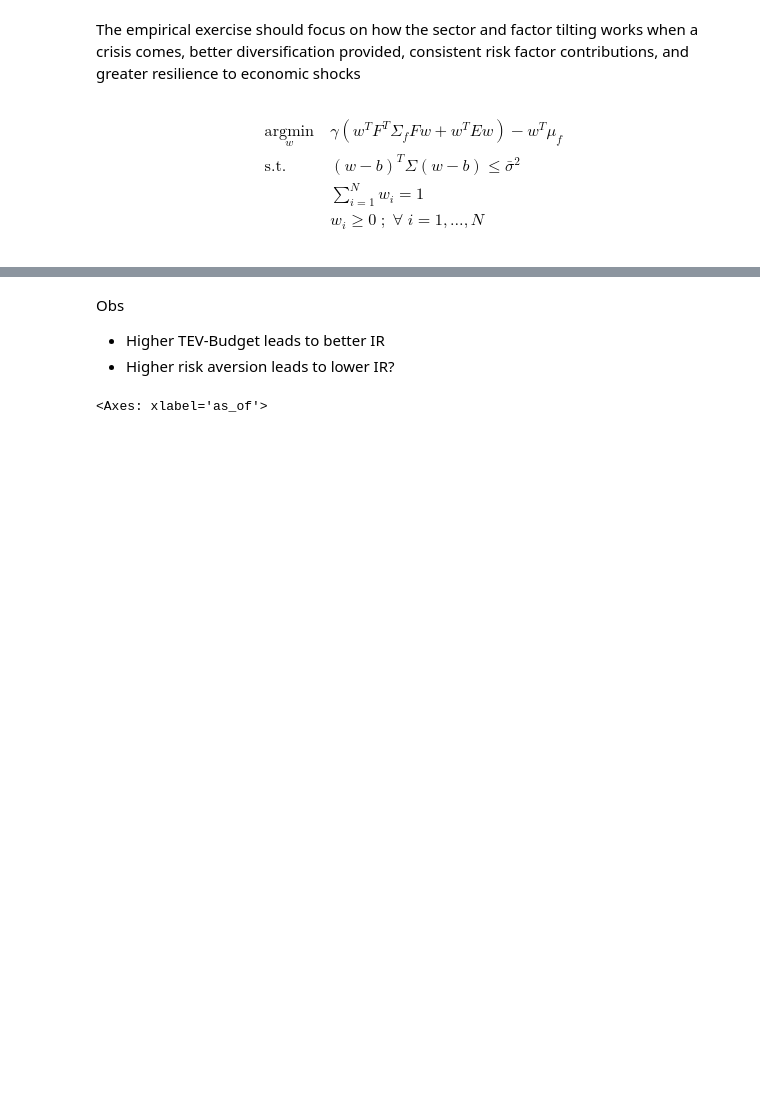
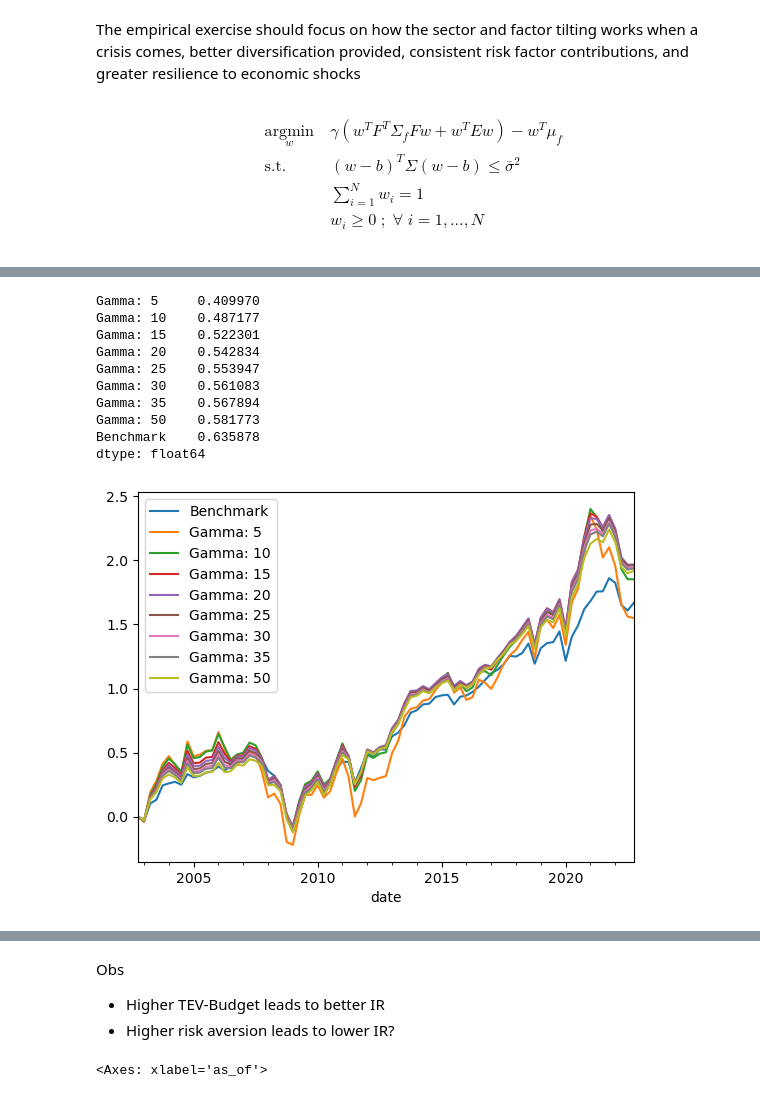
Before and after one commit to fcoibanez/regimeaware, a Jupyter notebook: notebooks/empirical.ipynb, the cells around one changed output, grey strips where cells are left out. Cells and saved outputs as stored; diff of their text form; code cells hidden in the pictures; blank space fills up the shorter version.

```diff
--- a/notebooks/empirical.ipynb
+++ b/notebooks/empirical.ipynb
@@ -139,0 +125,2 @@ dtype: float64
+# %%
+rt.add(1).groupby(pd.Grouper(freq='Q')).prod().sub(1).replace(0, np.nan)
@@ -139,0 +142,59 @@ dtype: float64
+# %%
+collect_w = {}
+test_g = [5, 10, 15, 20, 25, 30, 35, 50]
+for g, dt in product(test_g, rebalance_dts):
+    # Data handling
+    sec_ids = ref_wts.xs(dt).index # This has to be changes to a cached 'is_tradable' flag
+    mu_f = factor_means.xs(dt)[cfg.factor_set].values.reshape(-1, 1)
+    mu_f_const = np.concatenate([np.array([[1]]), mu_f], axis=0)  # Adding back the constant
+    Sigma_f = factor_covars.xs(dt).loc[cfg.factor_set, cfg.factor_set].values
+    F = utils.unpack_betas(factor_loadings.xs(dt)).reindex(sec_ids).values.T
+    E = np.diag(factor_variance.xs(dt).reindex(sec_ids))
+    b = mktcap.xs(dt).reindex(sec_ids).values.reshape(-1, 1)
+    b = np.divide(b, b.sum())
+
+    # Optimization problem
+    gamma = cp.Parameter(nonneg=True)
+
+    m, n = F.shape
+    w = cp.Variable((n, 1))
+    f = cp.Variable((m, 1))
+
+    Sigma_f_const = np.zeros((m, m))
+    Sigma_f_const[1:, 1:] = Sigma_f
+
+    tracking_error = cp.quad_form(F @ (w - b), Sigma_f_const) + cp.sum_squares(np.sqrt(E) @ (w - b))
+    # port_risk = cp.quad_form(f, Sigma_f_const) + cp.sum_squares(np.sqrt(E) @ w)  # TODO: test with quadform
+    port_return = mu_f_const.T @ F @ (w - b)
+
+    constraints = [
+        cp.sum(w) == 1,
+        # f == F @ w,
+        w >= 0
+    ]
+
+    gamma.value = g
+
+    prob = cp.Problem(cp.Maximize(port_return - gamma * tracking_error), constraints)
+    prob.solve(verbose=False, solver=cp.CLARABEL)
+    collect_w[(g, dt)] = pd.Series(w.value.flatten(), index=sec_ids)
+
+wts = pd.DataFrame.from_dict(collect_w, orient='index').fillna(0)
+wts.index.names = ['gamma', 'date']
+
+collect_bt = {}
+for g in test_g:
+    wt = wts.xs(g)
+    collect_bt[g] = wt.shift(1).mul(rt.add(1).groupby(pd.Grouper(freq='Q')).prod().sub(1).replace(0, np.nan)).dropna(how='all').sum(axis=1)
+
+bt = pd.DataFrame.from_dict(collect_bt)
+bt = bt.reindex(bm.index).fillna(0)
+bt.columns = [f'Gamma: {x}' for x in bt.columns]
+
+df = bm.to_frame(name='Benchmark').join(bt.add(1).cumprod())
+df.resample('Q').last().apply(np.log).plot()
+
+tracking = df.pct_change().sub(df['Benchmark'].pct_change(), axis=0).drop('Benchmark', axis=1)
+display(tracking.mean().div(tracking.std()).mul(np.sqrt(12)).sort_values())
+display(df.pct_change().mean().div(df.pct_change().std()).mul(np.sqrt(12)).sort_values())
+# %% [output]
@@ -139,0 +210,11 @@ dtype: float64
+Gamma: 5     0.409970
+Gamma: 10    0.487177
+Gamma: 15    0.522301
+Gamma: 20    0.542834
+Gamma: 25    0.553947
+Gamma: 30    0.561083
+Gamma: 35    0.567894
+Gamma: 50    0.581773
+Benchmark    0.635878
+dtype: float64
+[figure, added]
```
Also changed, not shown: parts of 21 cells of this notebook, 2 other files.
